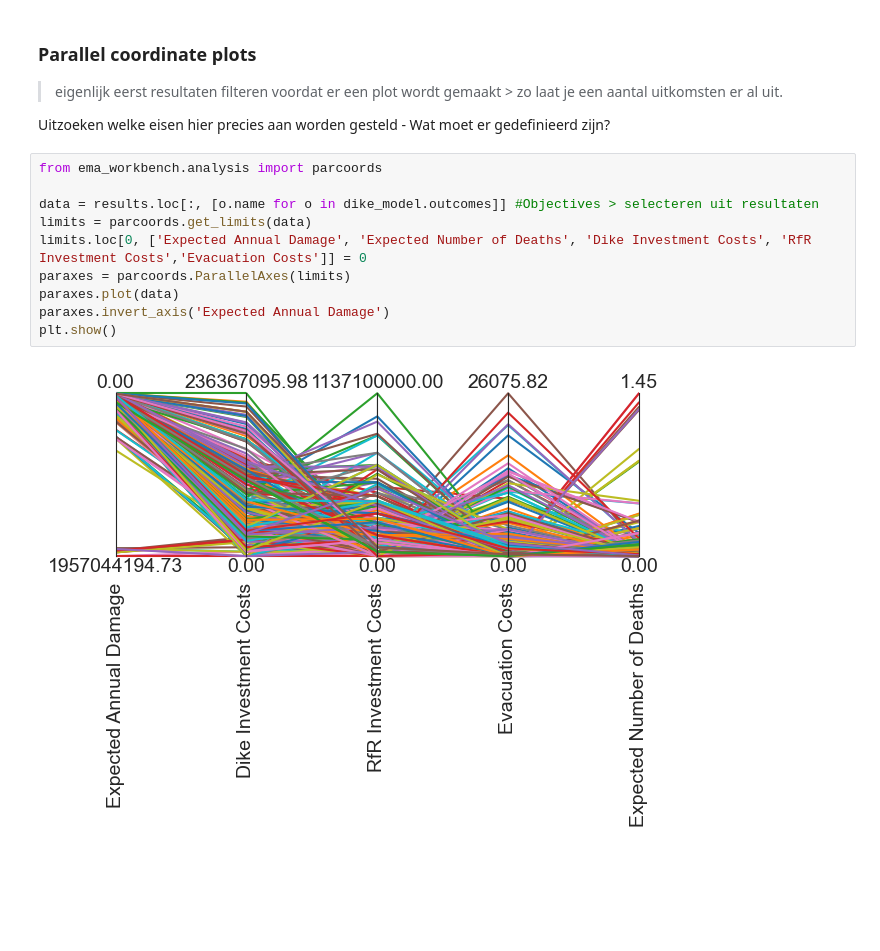
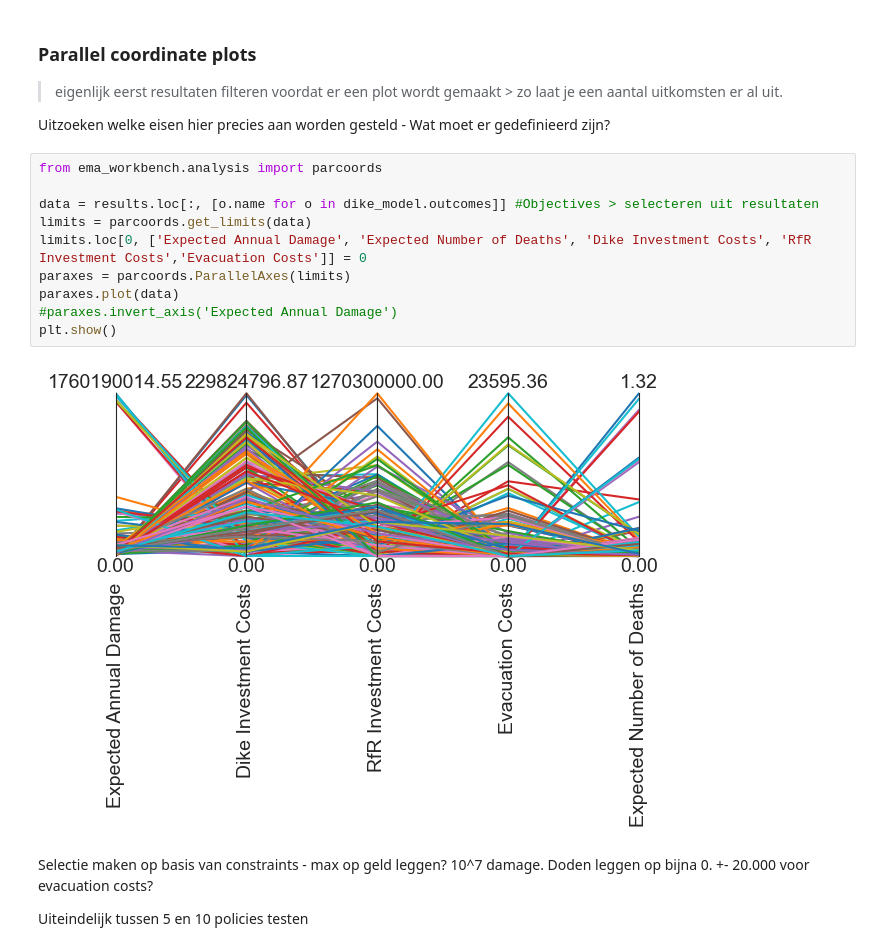
Before and after one commit to BRtudelft/Group1_EPA1361_Model-based_Decision-making, a Jupyter notebook: MORDM_2_generating_alternatives.ipynb, the cells around one changed output. Drawn from its saved outputs; the diff is of its cells as text; blank space fills up the shorter version.

```diff
--- a/MORDM_2_generating_alternatives.ipynb
+++ b/MORDM_2_generating_alternatives.ipynb
@@ -124,12 +124,16 @@ Uitzoeken welke eisen hier precies aan worden gesteld - Wat moet er gedefinieerd
 # %%
 from ema_workbench.analysis import parcoords
 
 data = results.loc[:, [o.name for o in dike_model.outcomes]] #Objectives > selecteren uit resultaten
 limits = parcoords.get_limits(data)
 limits.loc[0, ['Expected Annual Damage', 'Expected Number of Deaths', 'Dike Investment Costs', 'RfR Investment Costs','Evacuation Costs']] = 0
 paraxes = parcoords.ParallelAxes(limits)
 paraxes.plot(data)
-paraxes.invert_axis('Expected Annual Damage')
+#paraxes.invert_axis('Expected Annual Damage')
 plt.show()
 # %% [output]
-[figure, old version]
+[figure, new version]
+# %% [markdown]
+Selectie maken op basis van constraints - max op geld leggen? 10^7 damage. Doden leggen op bijna 0. +- 20.000 voor evacuation costs?
+
+Uiteindelijk tussen 5 en 10 policies testen
```
Also changed, not shown: parts of 1 cell of this notebook, 1 other file.
